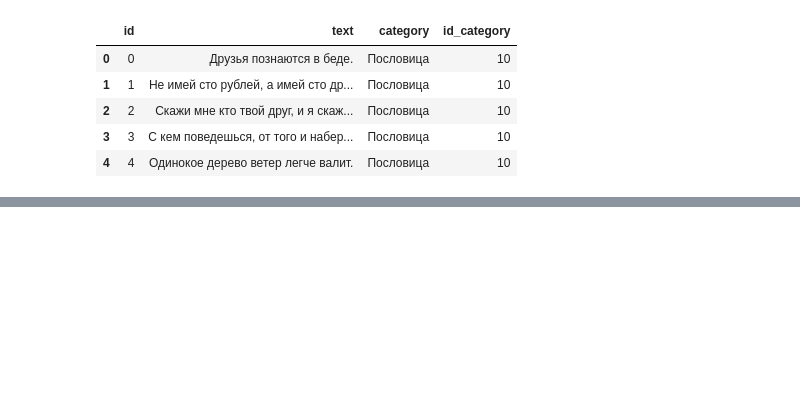
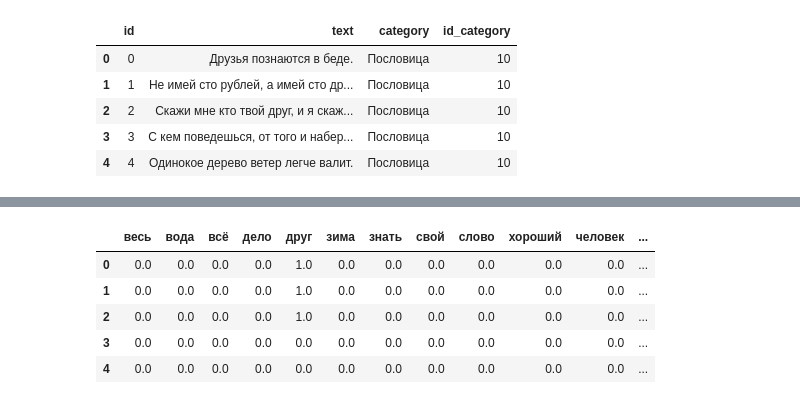
Before and after one commit to polinakochneva1/me_labs_house, a Jupyter notebook: георгий_4_clf_text.ipynb, the cells around one changed output, grey strips where cells are left out. Cells and saved outputs as stored; diff of their text form; code cells hidden in the pictures; blank space fills up the shorter version.

```diff
--- a/георгий_4_clf_text.ipynb
+++ b/георгий_4_clf_text.ipynb
@@ -32,0 +99,13 @@ df.head()
+# %%
+#второй
+vectorizer_tfidf = TfidfVectorizer(max_features=500, min_df=20, max_df=0.7, stop_words=russian_stopwords)
+text_tfidf = vectorizer_tfidf.fit_transform(df['norm_text'])
+text_tfidf = pd.DataFrame(text_tfidf.toarray(),columns=vectorizer_tfidf.get_feature_names_out())
+text_tfidf.head()
+# %% [output]
+|  | весь | вода | всё | дело | друг | зима | знать | свой | слово | хороший | человек | ... |
+| 0 | 0.0 | 0.0 | 0.0 | 0.0 | 1.0 | 0.0 | 0.0 | 0.0 | 0.0 | 0.0 | 0.0 | ... |
+| 1 | 0.0 | 0.0 | 0.0 | 0.0 | 1.0 | 0.0 | 0.0 | 0.0 | 0.0 | 0.0 | 0.0 | ... |
+| 2 | 0.0 | 0.0 | 0.0 | 0.0 | 1.0 | 0.0 | 0.0 | 0.0 | 0.0 | 0.0 | 0.0 | ... |
+| 3 | 0.0 | 0.0 | 0.0 | 0.0 | 0.0 | 0.0 | 0.0 | 0.0 | 0.0 | 0.0 | 0.0 | ... |
+| 4 | 0.0 | 0.0 | 0.0 | 0.0 | 0.0 | 0.0 | 0.0 | 0.0 | 0.0 | 0.0 | 0.0 | ... |
```
Also changed, not shown: parts of 6 cells of this notebook.
